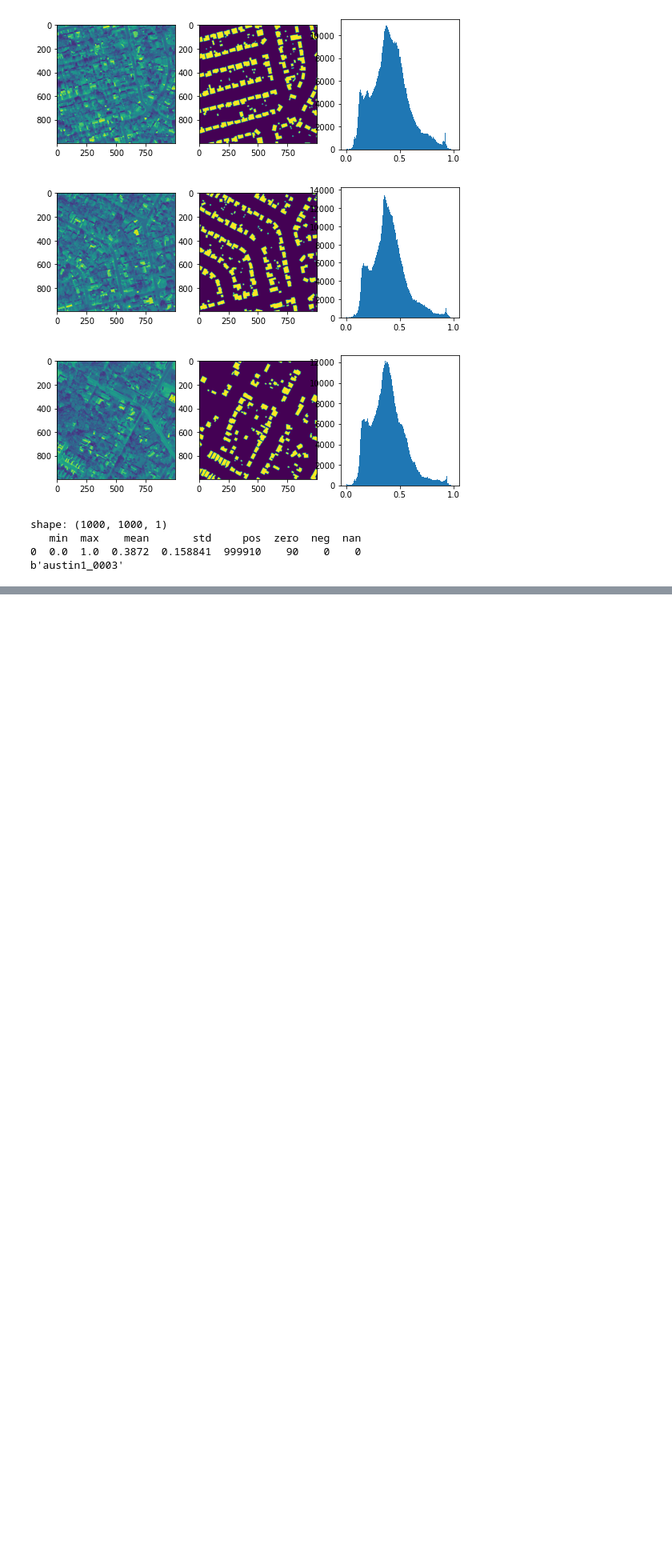
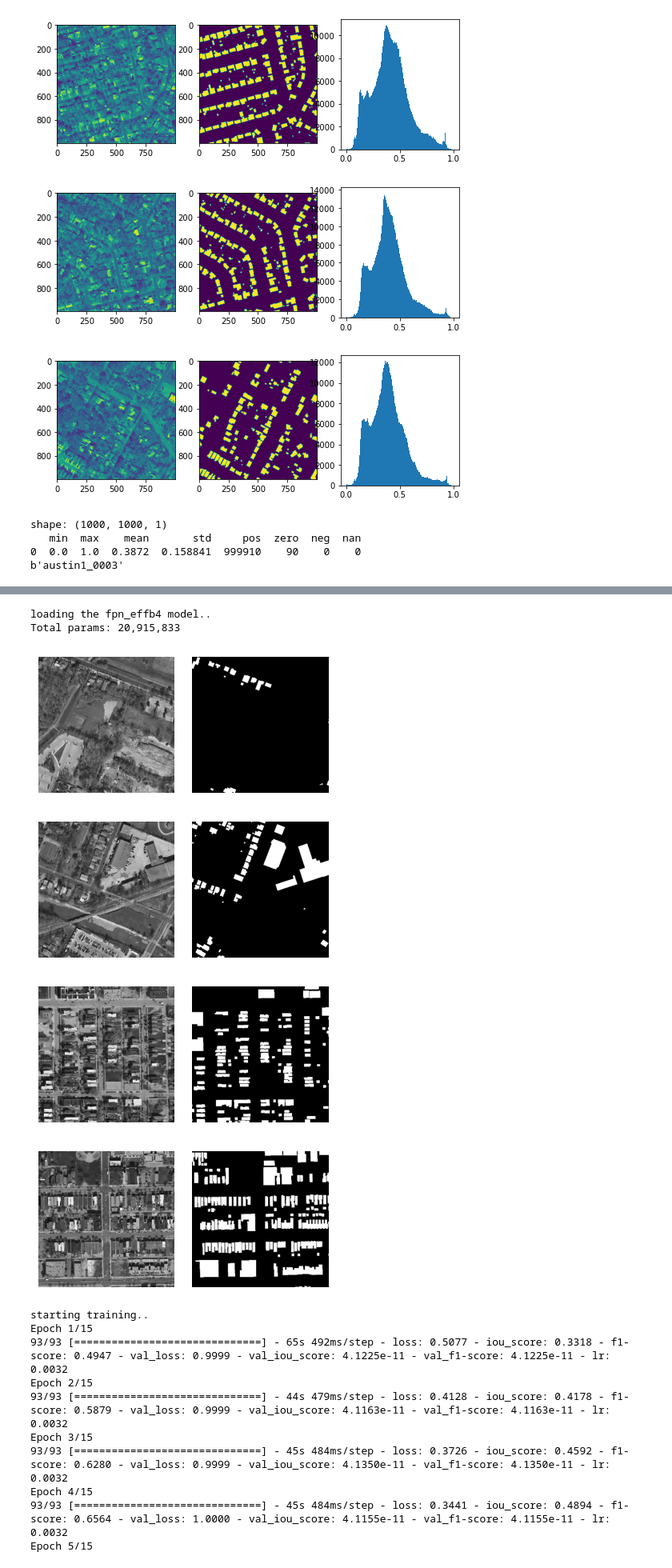
Before and after one commit to sandhi-artha/sn6_aug, a Jupyter notebook: notebook/inria.ipynb, the cells around one changed output, grey strips where cells are left out. Shown at 80% size. Cells and saved outputs as stored; diff of their text form; code cells hidden in the pictures; blank space fills up the shorter version.

```diff
--- a/notebook/inria.ipynb
+++ b/notebook/inria.ipynb
@@ -348,0 +526,25 @@ b'austin1_0003'
+# %%
+model = BFE(tr_cfg)
+#     model.log_wandb('sn6_test', 'inria-reduce', run)
+model.load_model()
+model.load_data()
+model.dataloader.preview_train_ds(n_show=4, n_rep=1, min_view=True)
+model.train(verbose=1)
+model.view_results(n_show=6)
+# %% [output]
+loading the fpn_effb4 model..
+Total params: 20,915,833
+[figure, added]
+[figure, added]
+[figure, added]
+[figure, added]
+starting training..
+Epoch 1/15
+93/93 [==============================] - 65s 492ms/step - loss: 0.5077 - iou_score: 0.3318 - f1-score: 0.4947 - val_loss: 0.9999 - val_iou_score: 4.1225e-11 - val_f1-score: 4.1225e-11 - lr: 0.0032
+Epoch 2/15
+93/93 [==============================] - 44s 479ms/step - loss: 0.4128 - iou_score: 0.4178 - f1-score: 0.5879 - val_loss: 0.9999 - val_iou_score: 4.1163e-11 - val_f1-score: 4.1163e-11 - lr: 0.0032
+Epoch 3/15
+93/93 [==============================] - 45s 484ms/step - loss: 0.3726 - iou_score: 0.4592 - f1-score: 0.6280 - val_loss: 0.9999 - val_iou_score: 4.1350e-11 - val_f1-score: 4.1350e-11 - lr: 0.0032
+Epoch 4/15
+93/93 [==============================] - 45s 484ms/step - loss: 0.3441 - iou_score: 0.4894 - f1-score: 0.6564 - val_loss: 1.0000 - val_iou_score: 4.1155e-11 - val_f1-score: 4.1155e-11 - lr: 0.0032
+Epoch 5/15
```
Also changed, not shown: parts of 13 cells of this notebook.
